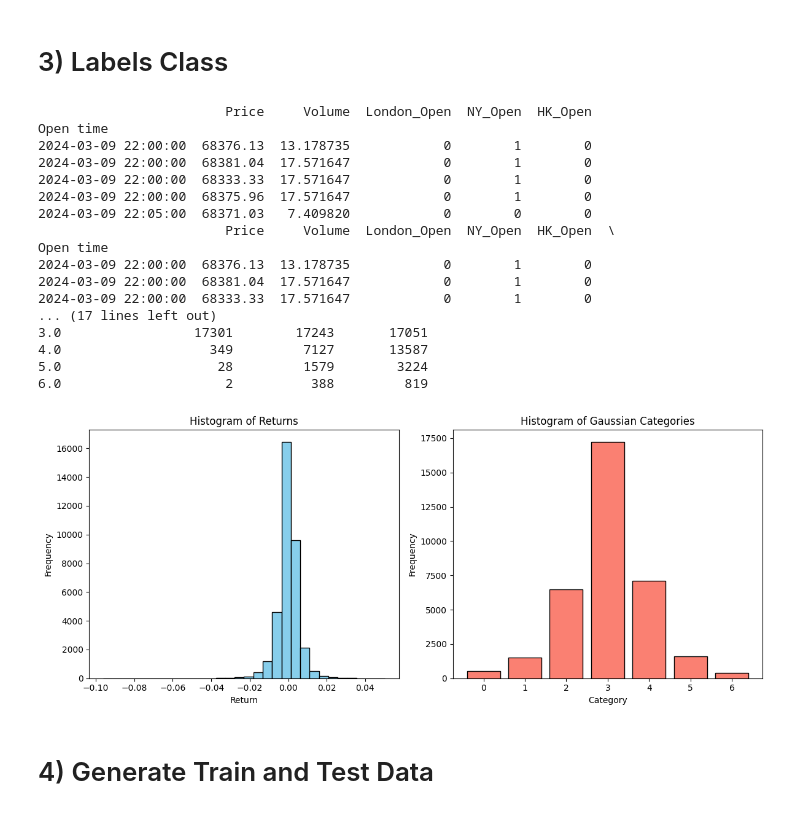
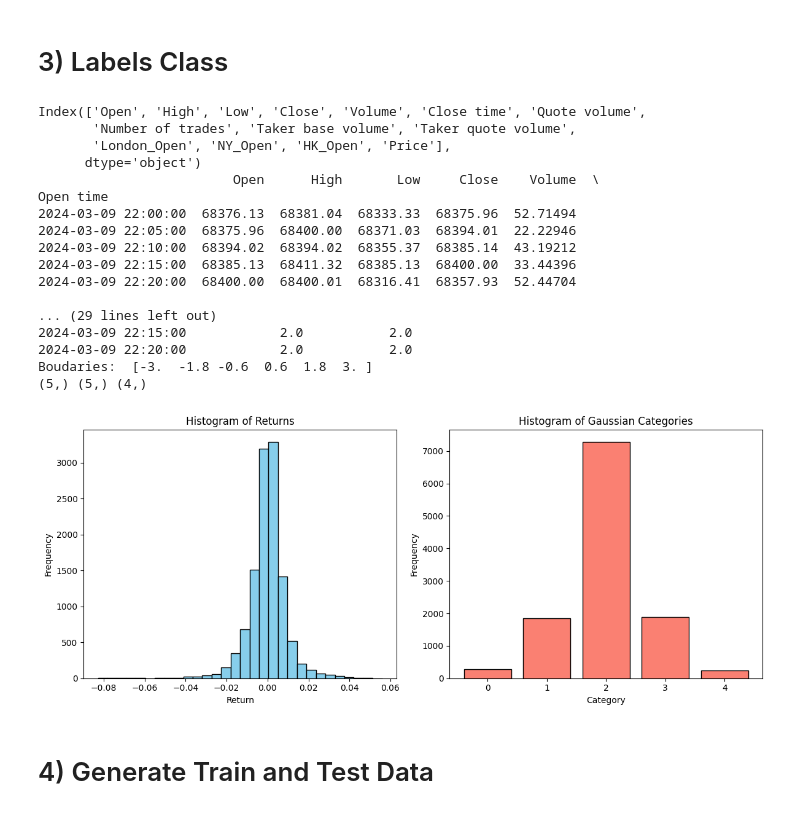
Before and after one commit to valerian-drmt/Trading_Projects, a Jupyter notebook: LSTM_Strategy.ipynb, the cells around one changed output. Drawn from its saved outputs; the diff is of its cells as text; code cells hidden in the pictures.

```diff
--- a/LSTM_Strategy.ipynb
+++ b/LSTM_Strategy.ipynb
@@ -106,33 +109,7 @@ class LSTM_Features:
 
     def EXCEL_load_data(self):
         self.data = pd.read_excel("BTCUSDT_5m.xlsx")
-        return self
-
-    def extend_OHLC(self):
-        rows = [{
-            "Open time": self.data.iloc[0]["Open time"],
-            "Price": self.data.iloc[0]["Open"],
-            "Volume": self.data.iloc[0]["Volume"] / 4
-        }]
-
-        for _, row in self.data.iterrows():
-            t, o, h, l, c, v = row["Open time"], row["Open"], row["High"], row["Low"], row["Close"], row["Volume"]
-            v_row = v / 3
-
-            if o >= c:
-                values = [h, l, c]
-            else:
-                values = [l, h, c]
-
-            for value in values:
-                rows.append({
-                    "Open time": t,
-                    "Price": value,
-                    "Volume": v_row
-                })
-
-        self.data = pd.DataFrame(rows)
-        self.data.set_index("Open time", inplace=True)
+        self.data = self.data.set_index("Open time")
         return self
 
     def market_sessions(self):
@@ -300,12 +266,15 @@ class LSTM_Labels():
 
         return self
 # %%
-Features_Data = LSTM_Features(symbols="BTCUSDT", start="2024-03-10", end="2024-04-20", interval="5m").EXCEL_load_data().extend_OHLC().market_sessions()
-print(Features_Data.data.head())
+Features_Data = LSTM_Features(symbols="BTCUSDT", start="2024-03-10", end="2024-04-20", interval="5m").EXCEL_load_data().market_sessions()
+Features_Data.data["Price"] = Features_Data.data["Close"]
+
+#------------------------------------------------------------------------
+print(Features_Data.data.columns)
 
 #------------------------------------------------------------------------
 
-Labels_Data = LSTM_Labels(Features_Data.data, look_forward = 20, n_categories = 7)
+Labels_Data = LSTM_Labels(Features_Data.data, look_forward = 20, n_categories = 5)
 
 Labels_Data.categorize_based_on_std()
 
@@ -316,52 +285,54 @@ print("Boudaries: ", Labels_Data.boundaries)
 close_counts = Labels_Data.data["Category_Close"].value_counts(normalize=False).sort_index()
 high_counts = Labels_Data.data["Category_High"].value_counts(normalize=False).sort_index()
 low_counts = Labels_Data.data["Category_Low"].value_counts(normalize=False).sort_index()
+print(close_counts.shape, high_counts.shape, low_counts.shape)
+"""
 table = pd.DataFrame({
     'Low Count': low_counts.values,
     'Close Count': close_counts.values,
     'High Count': high_counts.values
 }, index=close_counts.index)
-print(table)
+print(table)"""
 
 # Verification
 plt.figure(figsize=(12, 5))
 
 # Histogramme des future returns
 plt.subplot(1, 2, 1)
 plt.hist(Labels_Data.data["Price"].pct_change(Labels_Data.look_forward).dropna(), bins=30, color='skyblue', edgecolor='black')
 plt.title("Histogram of Returns")
 plt.xlabel("Return")
 plt.ylabel("Frequency")
 
 # Histogramme des catégories gaussiennes
 plt.subplot(1, 2, 2)
 plt.hist(Labels_Data.data["Category_Close"].dropna(), bins=np.arange(Labels_Data.n_categories + 1) - 0.5, color='salmon', edgecolor='black', rwidth=0.8)
 plt.xticks(range(Labels_Data.n_categories))
 plt.title("Histogram of Gaussian Categories")
 plt.xlabel("Category")
 plt.ylabel("Frequency")
 
 plt.tight_layout()
 plt.show()
 # %% [output]
-                        Price     Volume  London_Open  NY_Open  HK_Open
+Index(['Open', 'High', 'Low', 'Close', 'Volume', 'Close time', 'Quote volume',
+       'Number of trades', 'Taker base volume', 'Taker quote volume',
+       'London_Open', 'NY_Open', 'HK_Open', 'Price'],
+      dtype='object')
+                         Open      High       Low     Close    Volume  \
 Open time
-2024-03-09 22:00:00  68376.13  13.178735            0        1        0
-2024-03-09 22:00:00  68381.04  17.571647            0        1        0
-2024-03-09 22:00:00  68333.33  17.571647            0        1        0
-2024-03-09 22:00:00  68375.96  17.571647            0        1        0
-2024-03-09 22:05:00  68371.03   7.409820            0        0        0
-                        Price     Volume  London_Open  NY_Open  HK_Open  \
-Open time
-2024-03-09 22:00:00  68376.13  13.178735            0        1        0
-2024-03-09 22:00:00  68381.04  17.571647            0        1        0
-2024-03-09 22:00:00  68333.33  17.571647            0        1        0
-... (17 lines left out)
-3.0                 17301        17243       17051
-4.0                   349         7127       13587
-5.0                    28         1579        3224
-6.0                     2          388         819
+2024-03-09 22:00:00  68376.13  68381.04  68333.33  68375.96  52.71494
+2024-03-09 22:05:00  68375.96  68400.00  68371.03  68394.01  22.22946
+2024-03-09 22:10:00  68394.02  68394.02  68355.37  68385.14  43.19212
+2024-03-09 22:15:00  68385.13  68411.32  68385.13  68400.00  33.44396
+2024-03-09 22:20:00  68400.00  68400.01  68316.41  68357.93  52.44704
+
+... (29 lines left out)
+2024-03-09 22:15:00            2.0           2.0
+2024-03-09 22:20:00            2.0           2.0
+Boudaries:  [-3.  -1.8 -0.6  0.6  1.8  3. ]
+(5,) (5,) (4,)
-[figure, old version]
+[figure, new version]
 # %% [markdown]
 # 4) Generate Train and Test Data
 # %%
```
Also changed, not shown: parts of 3 cells of this notebook.
